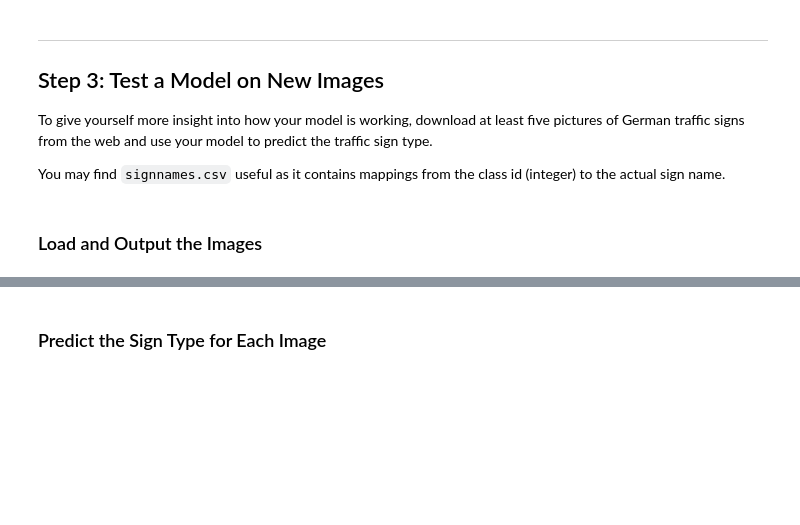
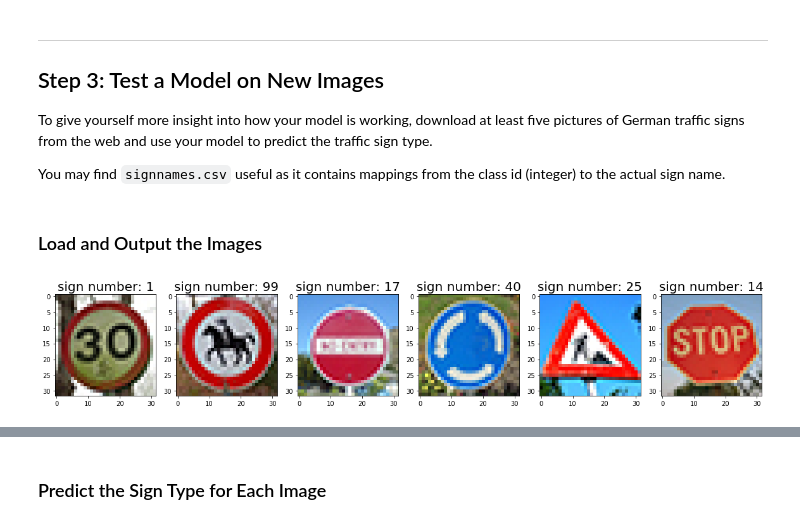
Before and after one commit to ManMan88/SDCND_term1_proj2, a Jupyter notebook: Traffic_Sign_Classifier.ipynb, the cells around one changed output, grey strips where cells are left out. Saved outputs shown, nothing was run; the diff lists cells and outputs as text; code cells hidden in the pictures; blank space fills up the shorter version.

```diff
--- a/Traffic_Sign_Classifier.ipynb
+++ b/Traffic_Sign_Classifier.ipynb
@@ -432,0 +429,21 @@ You may find `signnames.csv` useful as it contains mappings from the class id (i
+# %%
+### Load the images and plot them here.
+### Feel free to use as many code cells as needed.
+import matplotlib.image as mpimg
+path = "./new_images/"
+imageDic = {1: "30kmh-1", 17: "no_entry-17", 40: "roundabout-40", 25: "road_work-25", 14: "stop-14", 99: "extra"}
+newImages = []
+imagesClass = []
+ind = 0
+for key, imPath in imageDic.items():
+    imagesClass.append(key)
+    newImages.append(mpimg.imread(path+imPath+'.jpg'))
+    ind += 1
+
+fig = plt.figure(figsize = (20,20))
+for ind in range(len(newImages)):
+    ax = fig.add_subplot(1,6,ind+1)
+    plt.imshow(newImages[ind])
+    plt.title('sign number: ' + str(imagesClass[ind]),fontsize=20)
+# %% [output]
+[figure, added]
```
Also changed, not shown: parts of 10 cells of this notebook, 6 other files.
